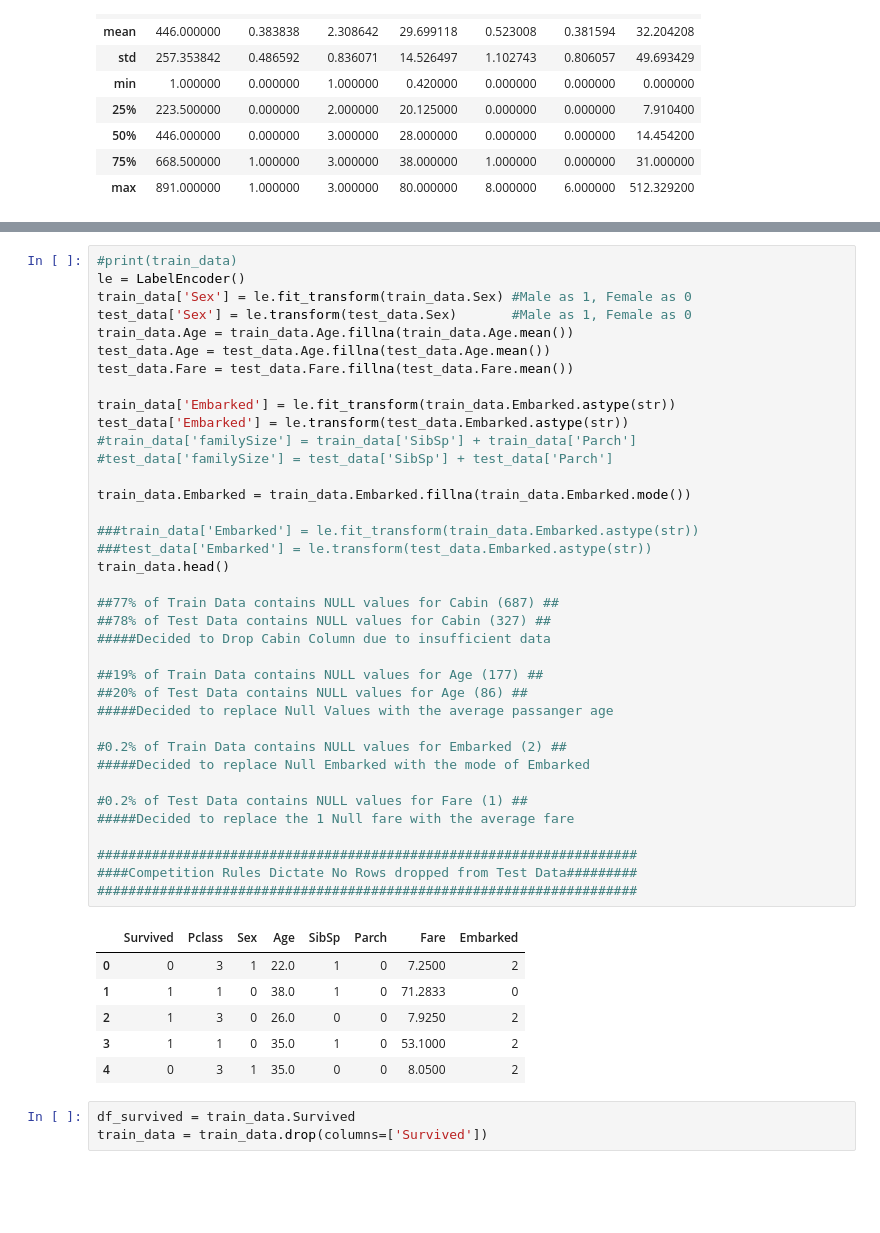
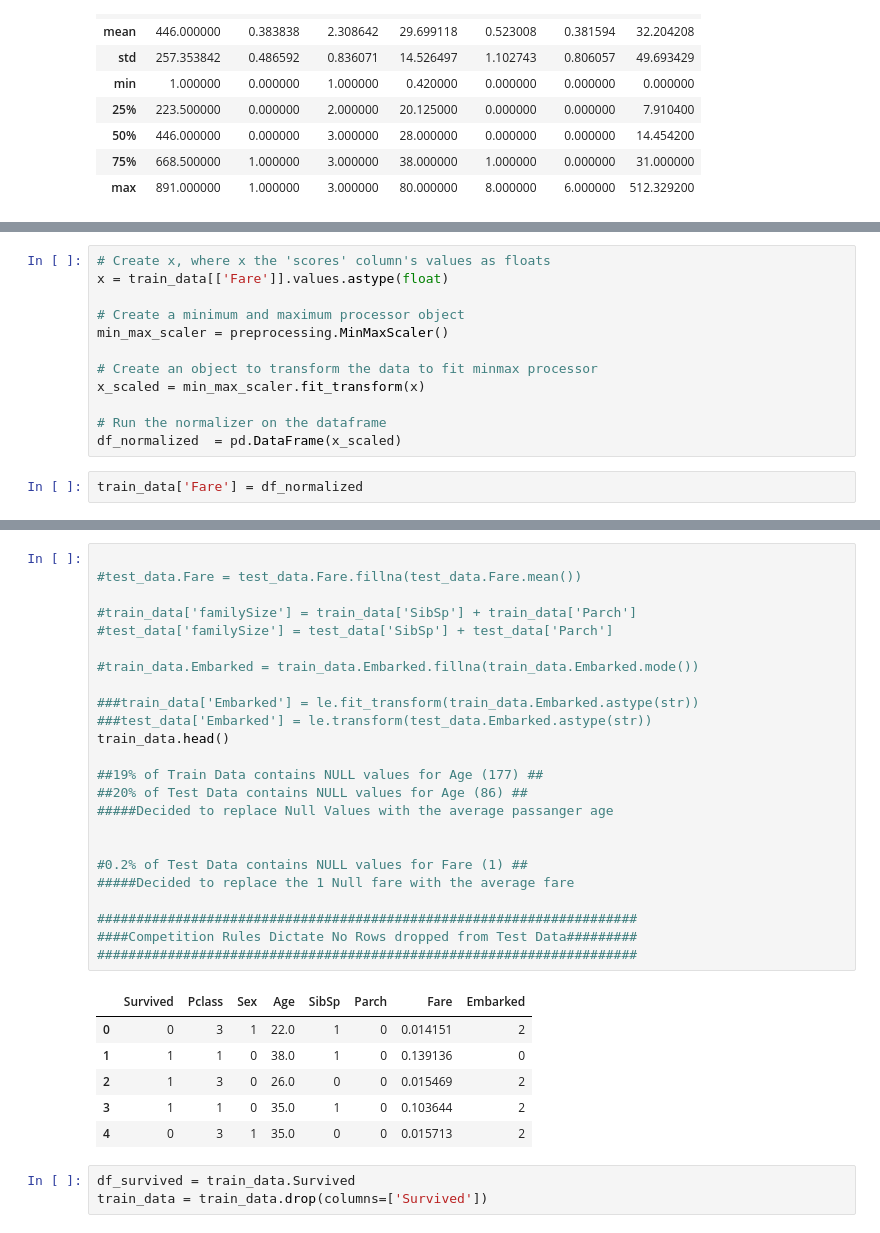
Before and after one commit to Blake-Manus/data-science-learning, a Jupyter notebook: titanic/titanic_analysis.ipynb, the cells around one changed output, grey strips where cells are left out. Saved outputs shown, nothing was run; the diff lists cells and outputs as text; blank space fills up the shorter version.

Commit message:
Improved preprocessing of data

```diff
--- a/titanic/titanic_analysis.ipynb
+++ b/titanic/titanic_analysis.ipynb
@@ -104,0 +172,14 @@ test_data = test_data.drop(columns=['Name', 'Ticket'])
+# %%
+# Create x, where x the 'scores' column's values as floats
+x = train_data[['Fare']].values.astype(float)
+
+# Create a minimum and maximum processor object
+min_max_scaler = preprocessing.MinMaxScaler()
+
+# Create an object to transform the data to fit minmax processor
+x_scaled = min_max_scaler.fit_transform(x)
+
+# Run the normalizer on the dataframe
+df_normalized  = pd.DataFrame(x_scaled)
+# %%
+train_data['Fare'] = df_normalized
@@ -105,47 +205,34 @@ test_data = test_data.drop(columns=['Name', 'Ticket'])
 # %%
-#print(train_data)
-le = LabelEncoder()
-train_data['Sex'] = le.fit_transform(train_data.Sex) #Male as 1, Female as 0
-test_data['Sex'] = le.transform(test_data.Sex)       #Male as 1, Female as 0
-train_data.Age = train_data.Age.fillna(train_data.Age.mean())
-test_data.Age = test_data.Age.fillna(test_data.Age.mean())
-test_data.Fare = test_data.Fare.fillna(test_data.Fare.mean())
 
-train_data['Embarked'] = le.fit_transform(train_data.Embarked.astype(str))
-test_data['Embarked'] = le.transform(test_data.Embarked.astype(str))
+#test_data.Fare = test_data.Fare.fillna(test_data.Fare.mean())
+
 #train_data['familySize'] = train_data['SibSp'] + train_data['Parch']
 #test_data['familySize'] = test_data['SibSp'] + test_data['Parch']
 
-train_data.Embarked = train_data.Embarked.fillna(train_data.Embarked.mode())
+#train_data.Embarked = train_data.Embarked.fillna(train_data.Embarked.mode())
 
 ###train_data['Embarked'] = le.fit_transform(train_data.Embarked.astype(str))
 ###test_data['Embarked'] = le.transform(test_data.Embarked.astype(str))
 train_data.head()
 
-##77% of Train Data contains NULL values for Cabin (687) ##
-##78% of Test Data contains NULL values for Cabin (327) ##
-#####Decided to Drop Cabin Column due to insufficient data
-
 ##19% of Train Data contains NULL values for Age (177) ##
 ##20% of Test Data contains NULL values for Age (86) ##
 #####Decided to replace Null Values with the average passanger age
 
-#0.2% of Train Data contains NULL values for Embarked (2) ##
-#####Decided to replace Null Embarked with the mode of Embarked
 
 #0.2% of Test Data contains NULL values for Fare (1) ##
 #####Decided to replace the 1 Null fare with the average fare
 
 #####################################################################
 ####Competition Rules Dictate No Rows dropped from Test Data#########
 #####################################################################
 # %% [output]
 |  | Survived | Pclass | Sex | Age | SibSp | Parch | Fare | Embarked |
-| 0 | 0 | 3 | 1 | 22.0 | 1 | 0 | 7.2500 | 2 |
-| 1 | 1 | 1 | 0 | 38.0 | 1 | 0 | 71.2833 | 0 |
-| 2 | 1 | 3 | 0 | 26.0 | 0 | 0 | 7.9250 | 2 |
-| 3 | 1 | 1 | 0 | 35.0 | 1 | 0 | 53.1000 | 2 |
-| 4 | 0 | 3 | 1 | 35.0 | 0 | 0 | 8.0500 | 2 |
+| 0 | 0 | 3 | 1 | 22.0 | 1 | 0 | 0.014151 | 2 |
+| 1 | 1 | 1 | 0 | 38.0 | 1 | 0 | 0.139136 | 0 |
+| 2 | 1 | 3 | 0 | 26.0 | 0 | 0 | 0.015469 | 2 |
+| 3 | 1 | 1 | 0 | 35.0 | 1 | 0 | 0.103644 | 2 |
+| 4 | 0 | 3 | 1 | 35.0 | 0 | 0 | 0.015713 | 2 |
 # %%
 df_survived = train_data.Survived
 train_data = train_data.drop(columns=['Survived'])
```
Also changed, not shown: parts of 31 cells of this notebook.
